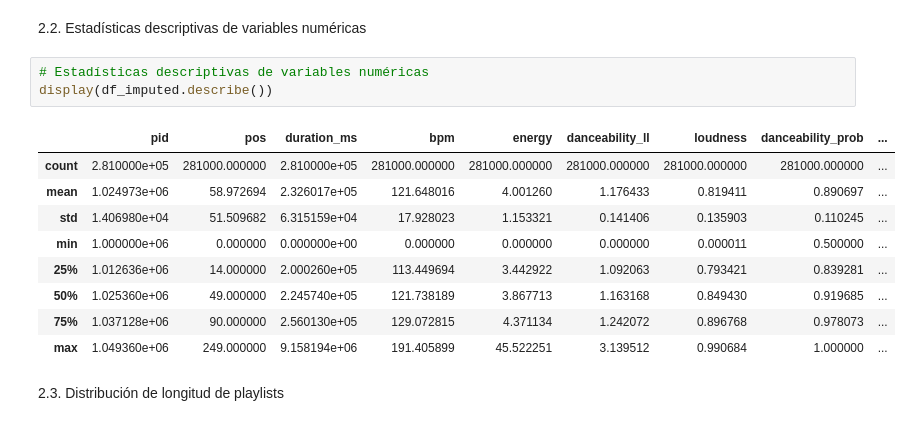
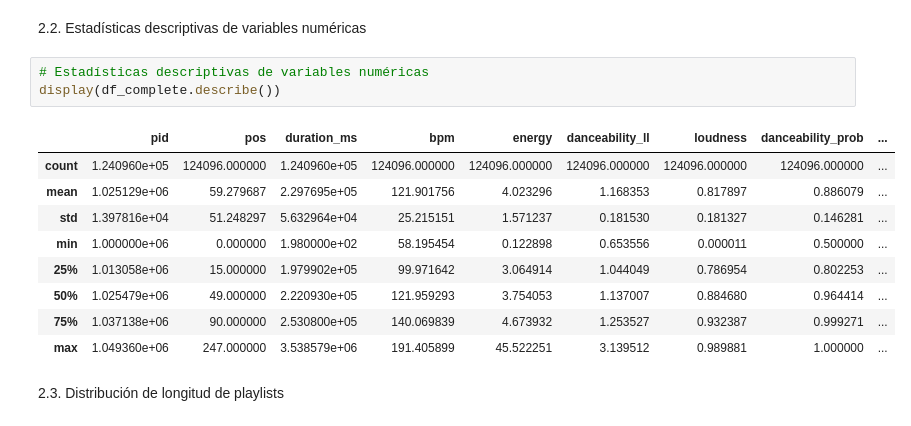
Before and after one commit to fabianlgomez/mpd-PlaylistSimilarity-unal, a Jupyter notebook: Load&EDA.ipynb, the cells around one changed output. Drawn from its saved outputs; the diff is of its cells as text.

```diff
--- a/Load&EDA.ipynb
+++ b/Load&EDA.ipynb
@@ -469,17 +475,17 @@ Primeras filas:
 2.2. Estadísticas descriptivas de variables numéricas
 # %%
 # Estadísticas descriptivas de variables numéricas
-display(df_imputed.describe())
+display(df_complete.describe())
 # %% [output]
 |  | pid | pos | duration_ms | bpm | energy | danceability_ll | loudness | danceability_prob | ... |
-| count | 2.810000e+05 | 281000.000000 | 2.810000e+05 | 281000.000000 | 281000.000000 | 281000.000000 | 281000.000000 | 281000.000000 | ... |
-| mean | 1.024973e+06 | 58.972694 | 2.326017e+05 | 121.648016 | 4.001260 | 1.176433 | 0.819411 | 0.890697 | ... |
-| std | 1.406980e+04 | 51.509682 | 6.315159e+04 | 17.928023 | 1.153321 | 0.141406 | 0.135903 | 0.110245 | ... |
-| min | 1.000000e+06 | 0.000000 | 0.000000e+00 | 0.000000 | 0.000000 | 0.000000 | 0.000011 | 0.500000 | ... |
-| 25% | 1.012636e+06 | 14.000000 | 2.000260e+05 | 113.449694 | 3.442922 | 1.092063 | 0.793421 | 0.839281 | ... |
-| 50% | 1.025360e+06 | 49.000000 | 2.245740e+05 | 121.738189 | 3.867713 | 1.163168 | 0.849430 | 0.919685 | ... |
-| 75% | 1.037128e+06 | 90.000000 | 2.560130e+05 | 129.072815 | 4.371134 | 1.242072 | 0.896768 | 0.978073 | ... |
-| max | 1.049360e+06 | 249.000000 | 9.158194e+06 | 191.405899 | 45.522251 | 3.139512 | 0.990684 | 1.000000 | ... |
+| count | 1.240960e+05 | 124096.000000 | 1.240960e+05 | 124096.000000 | 124096.000000 | 124096.000000 | 124096.000000 | 124096.000000 | ... |
+| mean | 1.025129e+06 | 59.279687 | 2.297695e+05 | 121.901756 | 4.023296 | 1.168353 | 0.817897 | 0.886079 | ... |
+| std | 1.397816e+04 | 51.248297 | 5.632964e+04 | 25.215151 | 1.571237 | 0.181530 | 0.181327 | 0.146281 | ... |
+| min | 1.000000e+06 | 0.000000 | 1.980000e+02 | 58.195454 | 0.122898 | 0.653556 | 0.000011 | 0.500000 | ... |
+| 25% | 1.013058e+06 | 15.000000 | 1.979902e+05 | 99.971642 | 3.064914 | 1.044049 | 0.786954 | 0.802253 | ... |
+| 50% | 1.025479e+06 | 49.000000 | 2.220930e+05 | 121.959293 | 3.754053 | 1.137007 | 0.884680 | 0.964414 | ... |
+| 75% | 1.037138e+06 | 90.000000 | 2.530800e+05 | 140.069839 | 4.673932 | 1.253527 | 0.932387 | 0.999271 | ... |
+| max | 1.049360e+06 | 247.000000 | 3.538579e+06 | 191.405899 | 45.522251 | 3.139512 | 0.989881 | 1.000000 | ... |
 # %% [markdown]
 2.3. Distribución de longitud de playlists
 # %%
```
Also changed, not shown: parts of 10 cells of this notebook.
